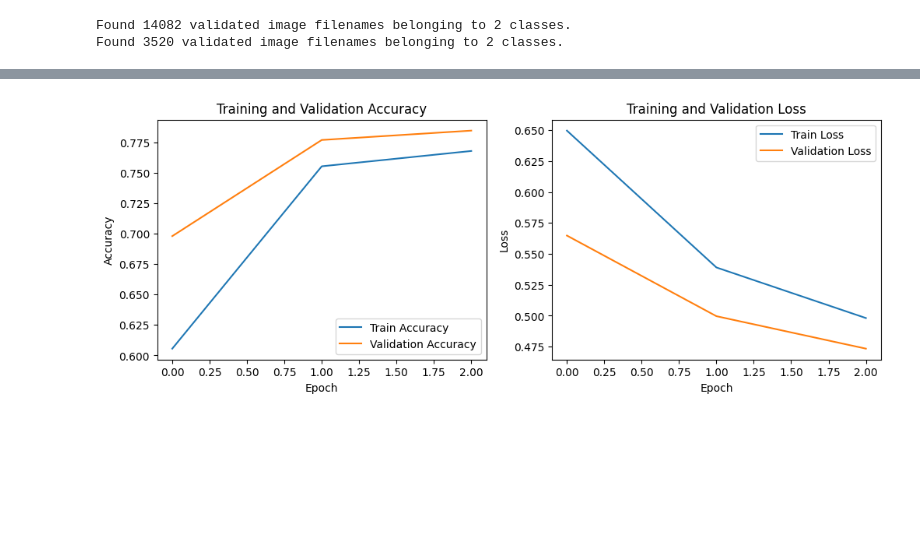
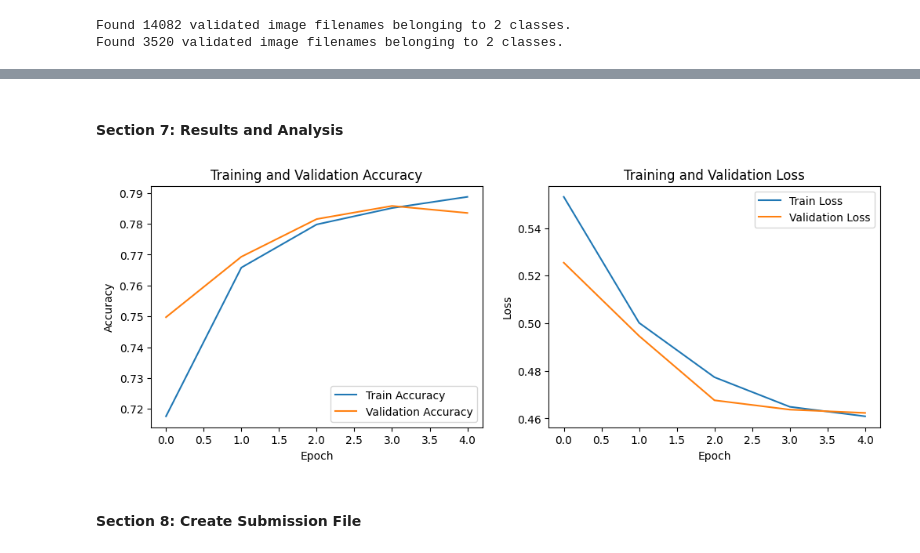
Before and after one commit to huseyinardaarslan/Histopathologic-Cancer-Detection, a Jupyter notebook: histopathologic-cancer-detection.ipynb, the cells around one changed output, grey strips where cells are left out. Drawn from its saved outputs; the diff is of its cells as text; code cells hidden in the pictures; blank space fills up the shorter version.

```diff
--- a/histopathologic-cancer-detection.ipynb
+++ b/histopathologic-cancer-detection.ipynb
@@ -91,7 +85,4 @@ model.compile(optimizer=Adam(learning_rate=0.001), loss='binary_crossentropy', m
 # %%
-# Section 5: Data Preparation and Augmentation
-from tensorflow.keras.preprocessing.image import ImageDataGenerator
-
 # Add .tif extension to "id" column
 train_data["id"] = train_data["id"].apply(lambda x: x + ".tif")
 train_data["label"] = train_data["label"].astype(str)
@@ -105,8 +96,8 @@ datagen = ImageDataGenerator(
     validation_split=0.2,
     horizontal_flip=True,  # Augmentation: Randomly flip images horizontally
     vertical_flip=True,    # Augmentation: Randomly flip images vertically
-    rotation_range=20,     # Augmentation: Randomly rotate images by up to 20 degrees
-    zoom_range=0.2,        # Augmentation: Randomly zoom into images
+    rotation_range=30,     # Augmentation: Randomly rotate images by up to 30 degrees
+    zoom_range=0.3,        # Augmentation: Randomly zoom into images
 )
 
 # Training Data Generator
@@ -116,7 +107,7 @@ train_generator = datagen.flow_from_dataframe(
     x_col="id",
     y_col="label",
     subset="training",
-    batch_size=256,
+    batch_size=64,
     seed=13,
     class_mode="binary",
     target_size=(64, 64),
@@ -130,7 +121,7 @@ valid_generator = datagen.flow_from_dataframe(
     x_col="id",
     y_col="label",
     subset="validation",
-    batch_size=256,
+    batch_size=64,
     seed=13,
     class_mode="binary",
     target_size=(64, 64),
@@ -142,11 +135,8 @@ Found 3520 validated image filenames belonging to 2 classes.
 # %%
-# Section 6: Model Training
-epochs = 3  # You can adjust the number of epochs as needed
+epochs = 5
 
-# Early stopping to prevent overfitting
+# Callbacks
 early_stop = EarlyStopping(monitor='val_loss', patience=3, restore_best_weights=True)
-
-# Model Checkpoint to save the best model
 checkpoint = ModelCheckpoint("best_model.h5", save_best_only=True)
 
 # Train the model
@@ -166,24 +160,28 @@ Epoch 3/3
+# %% [markdown]
+#### Section 7: Results and Analysis
 # %%
-# Section 7: Results and Analysis
-# Plot training and validation accuracy and loss
-plt.figure(figsize=(12, 4))
-plt.subplot(1, 2, 1)
-plt.plot(history.history['accuracy'], label='Train Accuracy')
-plt.plot(history.history['val_accuracy'], label='Validation Accuracy')
-plt.title('Training and Validation Accuracy')
-plt.xlabel('Epoch')
-plt.ylabel('Accuracy')
-plt.legend()
+def plot_history(history):
+    plt.figure(figsize=(12, 4))
+    plt.subplot(1, 2, 1)
+    plt.plot(history.history['accuracy'], label='Train Accuracy')
+    plt.plot(history.history['val_accuracy'], label='Validation Accuracy')
+    plt.title('Training and Validation Accuracy')
+    plt.xlabel('Epoch')
+    plt.ylabel('Accuracy')
+    plt.legend()
 
-plt.subplot(1, 2, 2)
-plt.plot(history.history['loss'], label='Train Loss')
-plt.plot(history.history['val_loss'], label='Validation Loss')
-plt.title('Training and Validation Loss')
-plt.xlabel('Epoch')
-plt.ylabel('Loss')
-plt.legend()
+    plt.subplot(1, 2, 2)
+    plt.plot(history.history['loss'], label='Train Loss')
+    plt.plot(history.history['val_loss'], label='Validation Loss')
+    plt.title('Training and Validation Loss')
+    plt.xlabel('Epoch')
+    plt.ylabel('Loss')
+    plt.legend()
+    plt.show()
 
-plt.show()
+plot_history(history)
 # %% [output]
-[figure, old version]
+[figure, new version]
+# %% [markdown]
+#### Section 8: Create Submission File
 # %%
```
Also changed, not shown: parts of 12 cells of this notebook.
